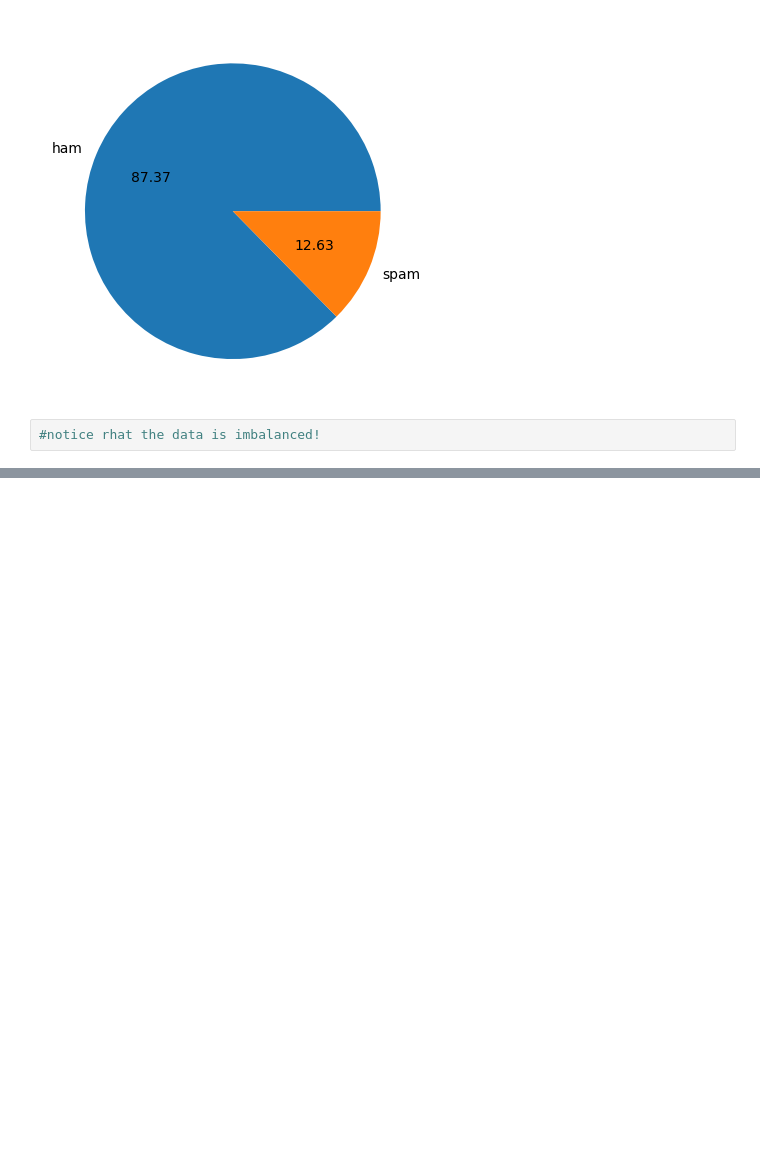
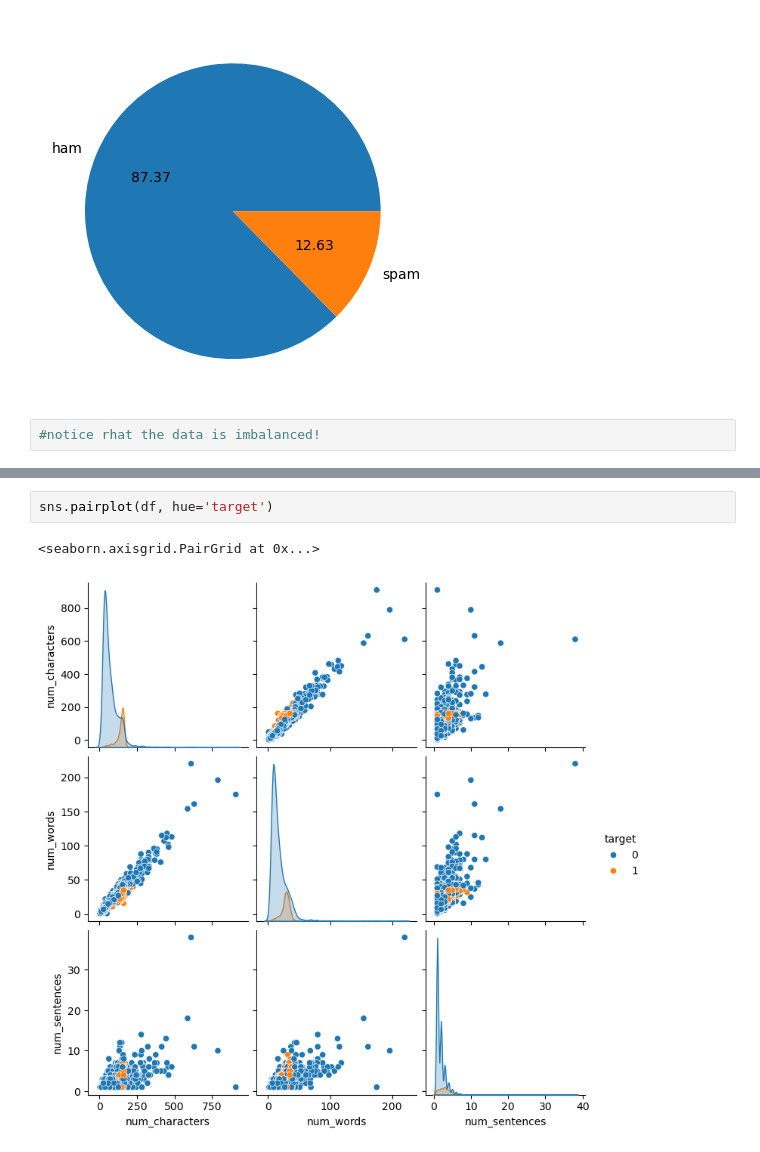
Before and after one commit to Codezilla8/spam-detection, a Jupyter notebook: spam-classification.ipynb, the cells around one changed output, grey strips where cells are left out. Drawn from its saved outputs; the diff is of its cells as text; blank space fills up the shorter version.

```diff
--- a/spam-classification.ipynb
+++ b/spam-classification.ipynb
@@ -157,0 +238,5 @@ plt.pie(df['target'].value_counts(), labels=['ham', 'spam'], autopct="%0.2f")
+# %%
+sns.pairplot(df, hue='target')
+# %% [output]
+<seaborn.axisgrid.PairGrid at 0x...>
+[figure, added]
```
Also changed, not shown: parts of 32 cells of this notebook.
